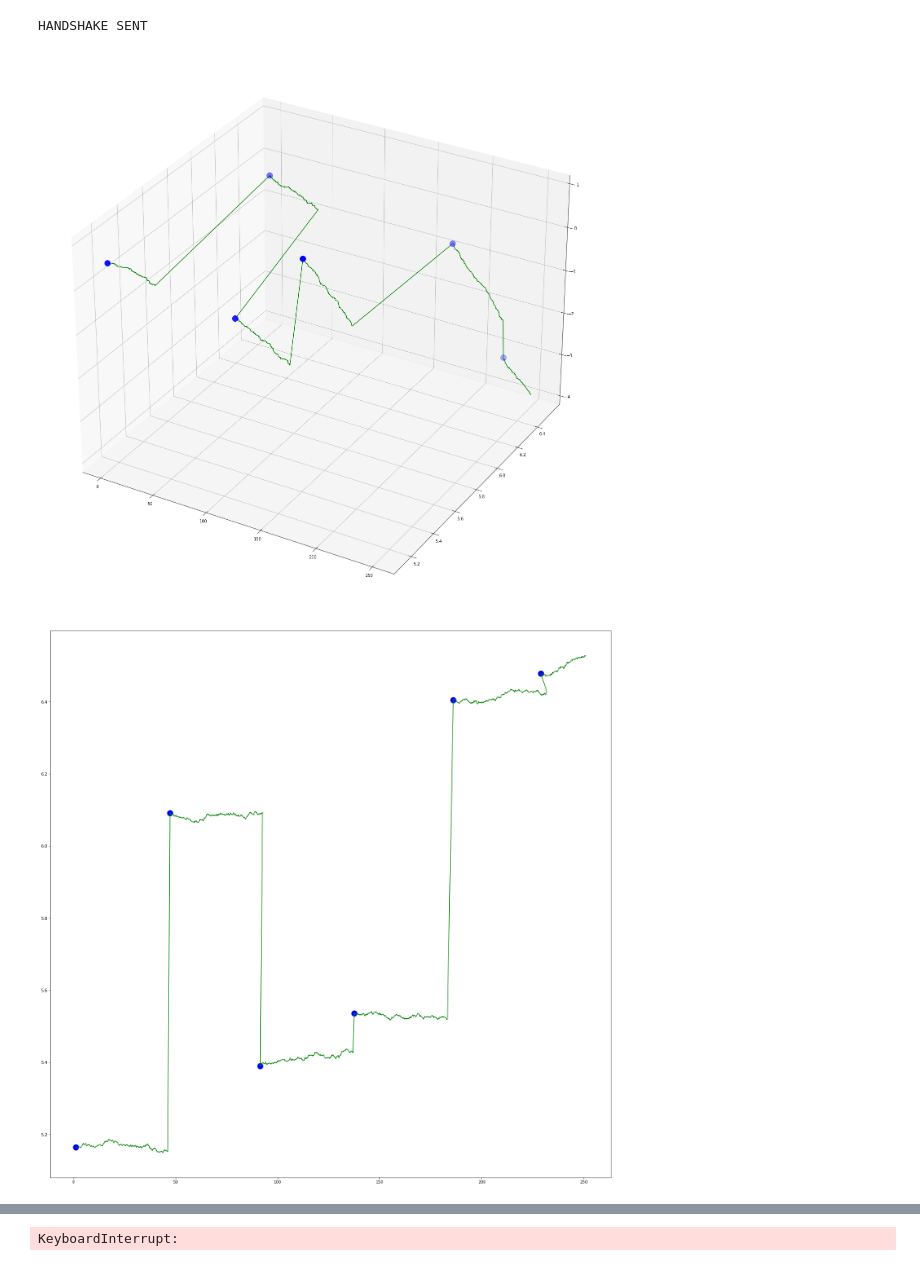
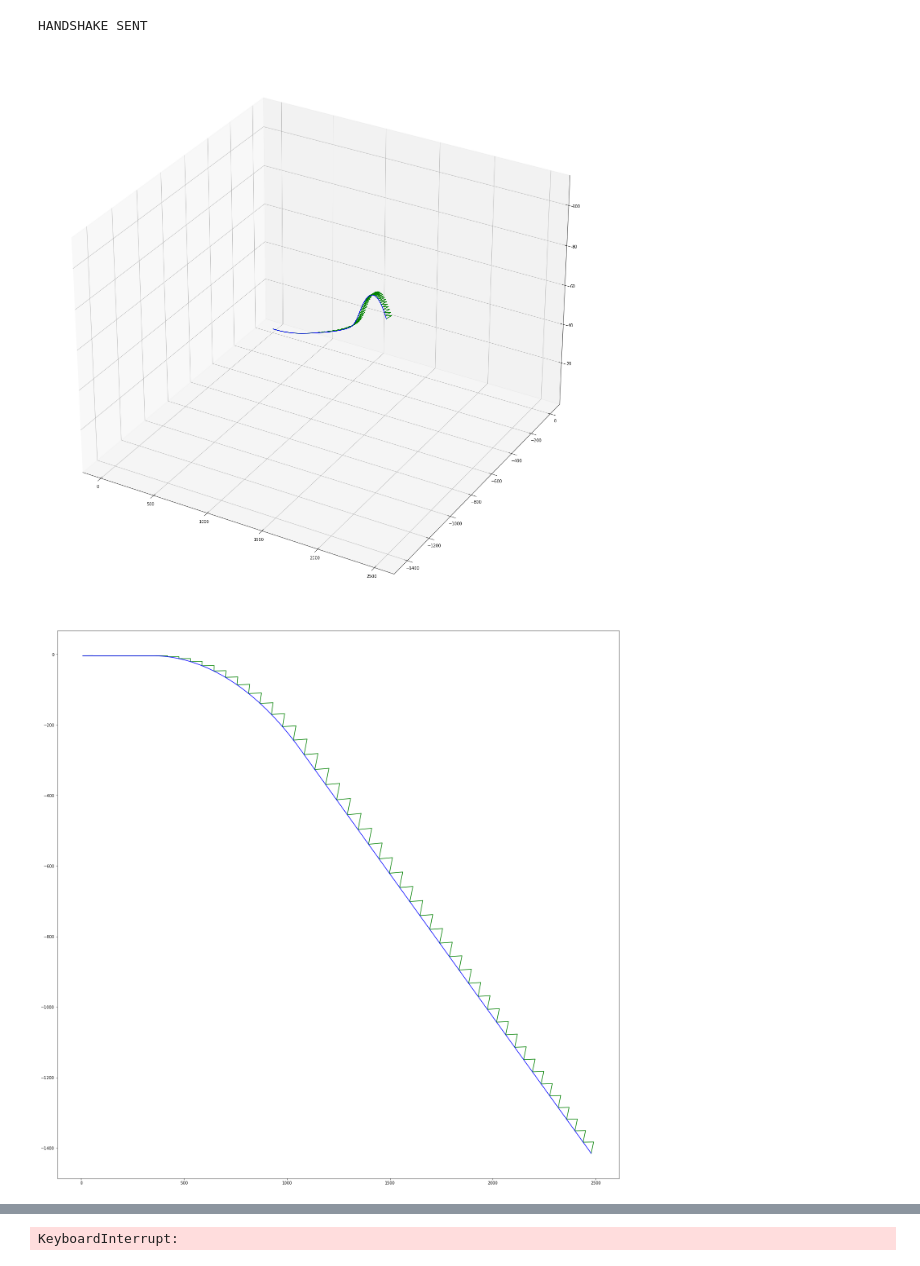
Before and after one commit to kema-dev/ft_kalman, a Jupyter notebook: src/poc.ipynb, the cells around one changed output, grey strips where cells are left out. Saved outputs shown, nothing was run; the diff lists cells and outputs as text; code cells hidden in the pictures.

```diff
--- a/src/poc.ipynb
+++ b/src/poc.ipynb
@@ -179,8 +179,11 @@ def Rz(psi):
 def FromEuler(psi, theta, phi):
 	return np.asarray(Rz(psi) * Ry(theta) * Rx(phi)).astype('float64')
 # %%
-DEBUG = False
-MAX_ITT = 4000
+DEBUG = True
+MAX_ITT = 15000
+
+# ? Coefficient of correction
+COEF = 0.05
 
 # ? Initialize variables
 
@@ -207,9 +210,6 @@ NOISE_CORR = np.array(NOISE_CORR)
 
 # ? Frequency of true position updating, 1 time every 300 estimations (true position is updated once every 3 sec and we make 1 estimation per 1/100th of a second)
 UPDATE_RATE = 1 / 300
-
-# ? Coefficient of correction
-COEF = 0.1
 
 # ? Position update information
 POS_UPDATE = False
@@ -272,7 +272,7 @@ while (True):
 			REAL_HIST_Y = np.append(REAL_HIST_Y, B[1][0])
 			REAL_HIST_Z = np.append(REAL_HIST_Z, B[2][0])
 		E = np.subtract(B, P)
-
+		NOISE_CORR = E * COEF
 		# ? Update position with true position given by GPS
 		P = B
 
@@ -317,32 +317,32 @@ while (True):
 	HIST_Z = np.append(HIST_Z, P[2][0])
 
 	# ? Calculating final position
 	F = P + V * t + 0.5 * A * t ** 2 - NOISE_CORR * UPDATE_RATE
 
 	# ? Sending result
 	POS = str(F[0][0]) + ' ' + str(F[1][0]) + ' ' + str(F[2][0])
 	# print(' POS: ' + str(POS))
 
 	# ? Updating variables
 	DEP = np.subtract(F, P)
 	# print("DEP: ", DEP)
 	s = np.linalg.norm(DEP) * 1/t
 	# print("s: ", s)
 	# print('')
 	P = F
 	FIRST_PASS = False
 	nb += 1
 
 	# ? Send estimated position
 	if (DEBUG == False):
 		sock.sendto(POS.encode('UTF-8'), (IP, PORT))
 	else:
 		# ? Send true position to get going
 		REAL_POS = str(R[0][0]) + ' ' + str(R[1][0]) + ' ' + str(R[2][0])
 		# ? Set maximum duration of debuggings
 		if (nb > MAX_ITT):
 			sock.sendto('STOP'.encode('UTF-8'), (IP, PORT))
 		sock.sendto(REAL_POS.encode('UTF-8'), (IP, PORT))
 # %% [output]
-[figure, old version]
+[figure, new version]
-[figure, old version]
+[figure, new version]
```
Also changed, not shown: parts of 1 cell of this notebook.
